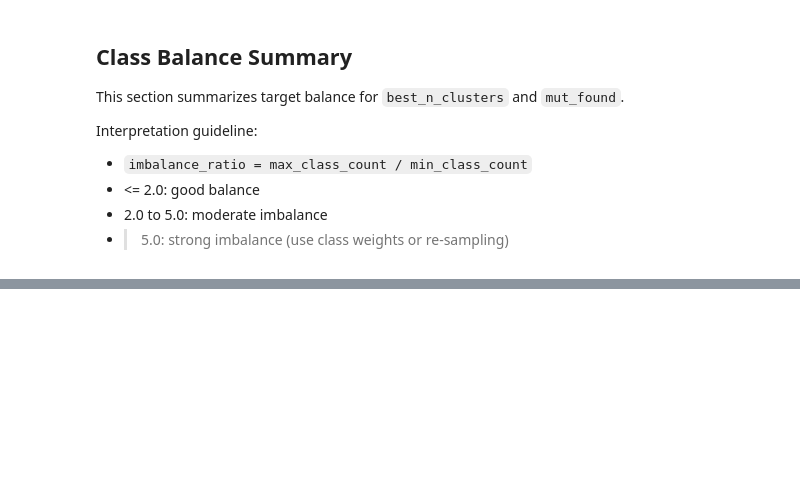
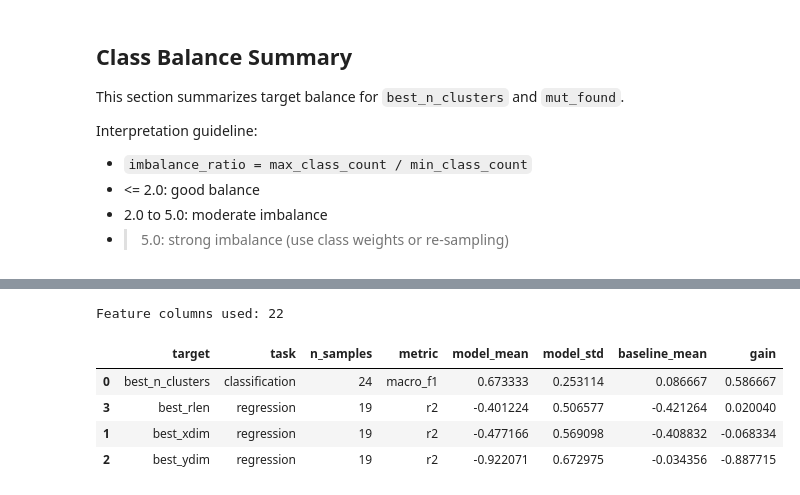
Before and after one commit to junchemmax/ddPCR_ML_Biorad_manual_gating, a Jupyter notebook: flowsom/feature_engineering_diagnostics.ipynb, the cells around one changed output, grey strips where cells are left out. Saved outputs shown, nothing was run; the diff lists cells and outputs as text; code cells hidden in the pictures; blank space fills up the shorter version.

```diff
--- a/flowsom/feature_engineering_diagnostics.ipynb
+++ b/flowsom/feature_engineering_diagnostics.ipynb
@@ -401,0 +409,77 @@ interpretation: moderate imbalance
+# %%
+from sklearn.ensemble import RandomForestClassifier, RandomForestRegressor
+from sklearn.model_selection import StratifiedKFold, KFold, cross_val_score
+from sklearn.dummy import DummyClassifier, DummyRegressor
+
+exclude = {'dataset', 'clear_clustering', 'mut_found'}
+feature_cols = [
+    c for c in df.columns
+    if c not in exclude and not c.startswith('best_') and pd.api.types.is_numeric_dtype(df[c])
+]
+
+rows = []
+
+# Classification target
+target = 'best_n_clusters'
+sub = df[feature_cols + [target]].dropna()
+X = sub[feature_cols]
+y = sub[target].astype(int)
+class_counts = y.value_counts()
+min_class = int(class_counts.min()) if len(class_counts) else 0
+cv_n = max(2, min(5, min_class)) if min_class >= 2 else 2
+
+clf = RandomForestClassifier(n_estimators=500, random_state=42, class_weight='balanced')
+dummy_clf = DummyClassifier(strategy='most_frequent')
+
+cv = StratifiedKFold(n_splits=cv_n, shuffle=True, random_state=42)
+model_scores = cross_val_score(clf, X, y, cv=cv, scoring='f1_macro')
+baseline_scores = cross_val_score(dummy_clf, X, y, cv=cv, scoring='f1_macro')
+
+rows.append({
+    'target': target,
+    'task': 'classification',
+    'n_samples': len(sub),
+    'metric': 'macro_f1',
+    'model_mean': model_scores.mean(),
+    'model_std': model_scores.std(),
+    'baseline_mean': baseline_scores.mean(),
+    'gain': model_scores.mean() - baseline_scores.mean(),
+})
+
+# Regression targets (best_silhouette intentionally excluded)
+for target in ['best_xdim', 'best_ydim', 'best_rlen']:
+    sub = df[feature_cols + [target]].dropna()
+    X = sub[feature_cols]
+    y = sub[target].astype(float)
+    n = len(sub)
+    cv_n = max(2, min(5, n))
+    cv = KFold(n_splits=cv_n, shuffle=True, random_state=42)
+
+    reg = RandomForestRegressor(n_estimators=500, random_state=42)
+    dummy_reg = DummyRegressor(strategy='mean')
+
+    model_scores = cross_val_score(reg, X, y, cv=cv, scoring='r2')
+    baseline_scores = cross_val_score(dummy_reg, X, y, cv=cv, scoring='r2')
+
+    rows.append({
+        'target': target,
+        'task': 'regression',
+        'n_samples': n,
+        'metric': 'r2',
+        'model_mean': model_scores.mean(),
+        'model_std': model_scores.std(),
+        'baseline_mean': baseline_scores.mean(),
+        'gain': model_scores.mean() - baseline_scores.mean(),
+    })
+
+impact_res = pd.DataFrame(rows).sort_values('gain', ascending=False)
+print('Feature columns used:', len(feature_cols))
+print('')
+display(impact_res)
+# %% [output]
+Feature columns used: 22
+|  | target | task | n_samples | metric | model_mean | model_std | baseline_mean | gain |
+| 0 | best_n_clusters | classification | 24 | macro_f1 | 0.673333 | 0.253114 | 0.086667 | 0.586667 |
+| 3 | best_rlen | regression | 19 | r2 | -0.401224 | 0.506577 | -0.421264 | 0.020040 |
+| 1 | best_xdim | regression | 19 | r2 | -0.477166 | 0.569098 | -0.408832 | -0.068334 |
+| 2 | best_ydim | regression | 19 | r2 | -0.922071 | 0.672975 | -0.034356 | -0.887715 |
```
Also changed, not shown: parts of 10 cells of this notebook, 1 other file.
